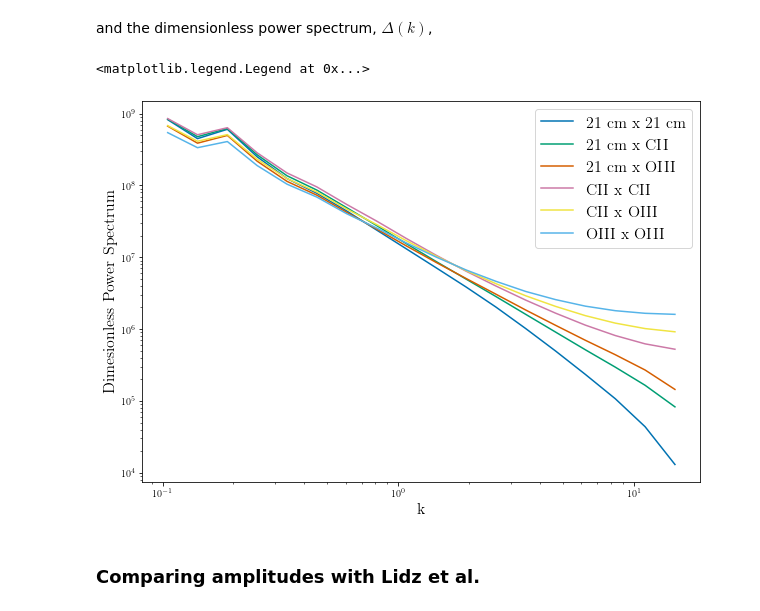
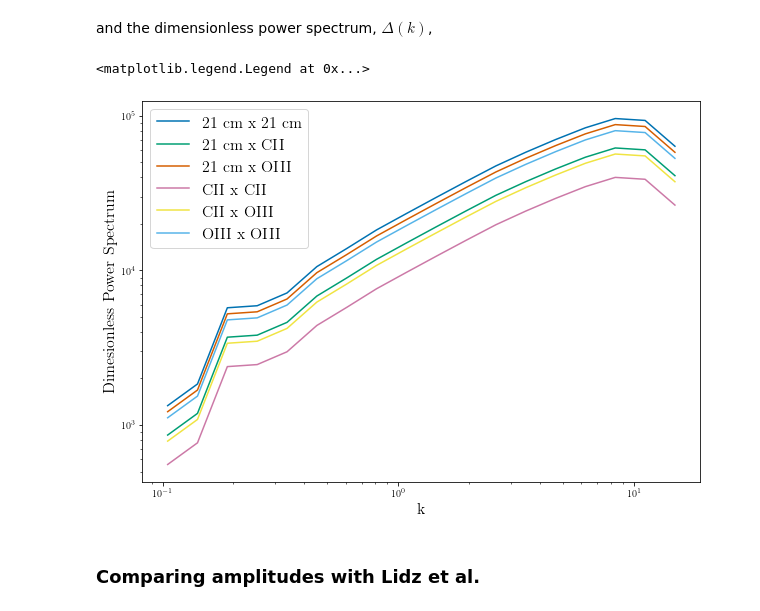
Before and after one commit to lisaleemcb/deprism, a Jupyter notebook: generate_spectra.ipynb, the cells around one changed output. Saved outputs shown, nothing was run; the diff lists cells and outputs as text; code cells hidden in the pictures.

```diff
--- a/generate_spectra.ipynb
+++ b/generate_spectra.ipynb
@@ -409,6 +419,6 @@ array([[0., 0.],
 # %%
 I_fields = np.zeros((runs, rez, rez, rez))
-scalings = [.01, 10**4, 10]
+scalings = [.007, 7.5**4, 2.8]
 
 for i, power in enumerate(power_indices):
     print('power =', power)
@@ -554,3 +555,6 @@ array([           nan, 6.83893030e+00, 5.54395550e+00, 6.33586629e+00,
+# %%
+def dimless(k, P):
+    return k**3 / (2 * np.pi**2) * P
 # %%
 fig, ax = plt.subplots(3,1)
 
@@ -687,28 +759,28 @@ and the dimensionless power spectrum, $\Delta(k)$,
 # %%
 fig, ax = plt.subplots()
 
 fig.set_figheight(7)
 fig.set_figwidth(10)
 
 line_labels = [r'21 cm', r'CII', r'OIII']
 
 #ax.axvline(k_log[9], color='black', ls='--', alpha=.2)
 
 #plt.loglog(k_log, Lidz_pspec_log, label='Lidz log')
 
 for i in range(len(spectra_sf[1])):
-    plt.loglog(k[1:-1], spectra_sf[1][i][1:-1], marker='None',
+    plt.loglog(k[1:-1], (k[1:-1]**3 / (2 * np.pi**2)) * spectra_sf[1][i][1:-1], marker='None',
         label=r'{} x {} '.format(line_labels[int(indices[i][0])],
                                                        line_labels[int(indices[i][1])]))
 
 plt.xlabel('k',fontsize=16)
 plt.ylabel('Dimesionless Power Spectrum', fontsize=16)
 
 
 plt.legend(fontsize=16)
 # %% [output]
 <matplotlib.legend.Legend at 0x...>
-[figure, old version]
+[figure, new version]
 # %% [markdown]
 ### Comparing amplitudes with Lidz et al.
 # %% [markdown]
```
Also changed, not shown: parts of 92 cells of this notebook, 4 other files.
